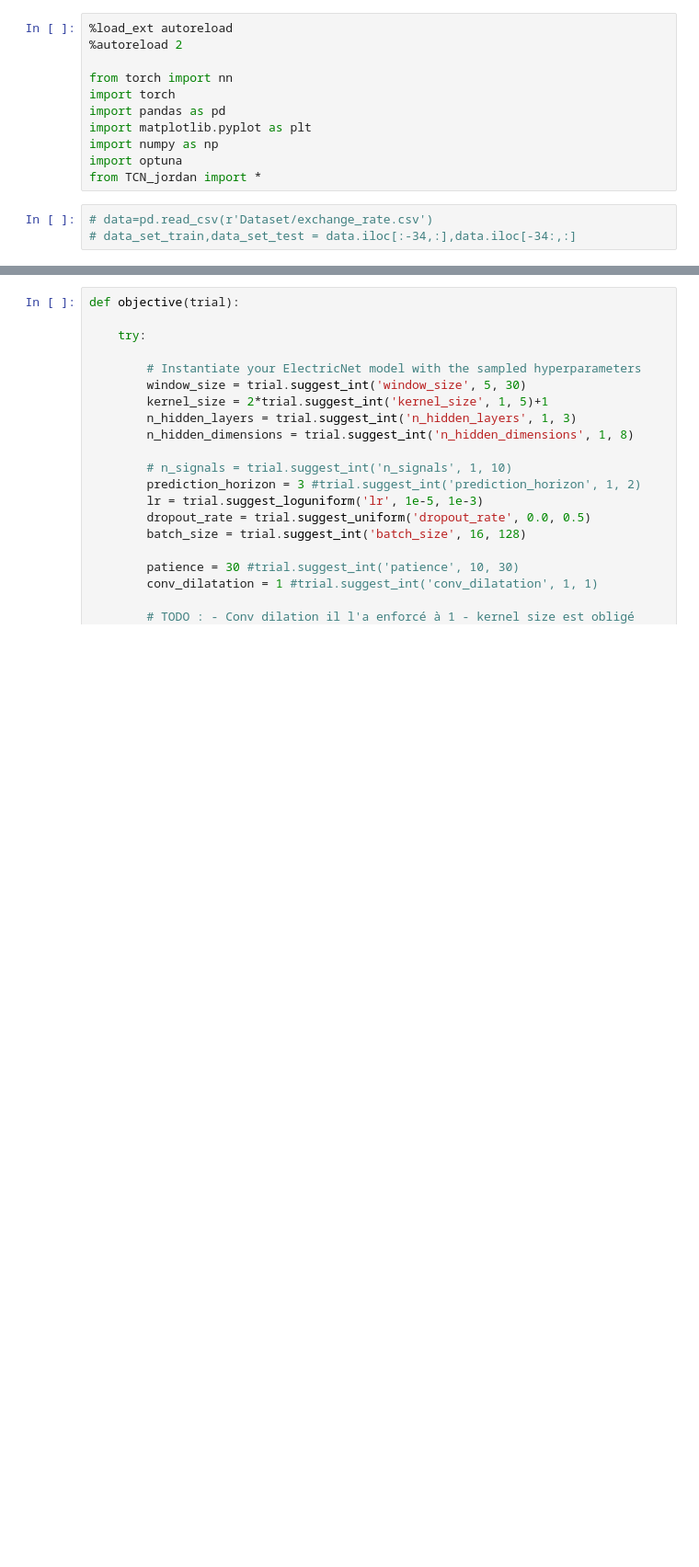
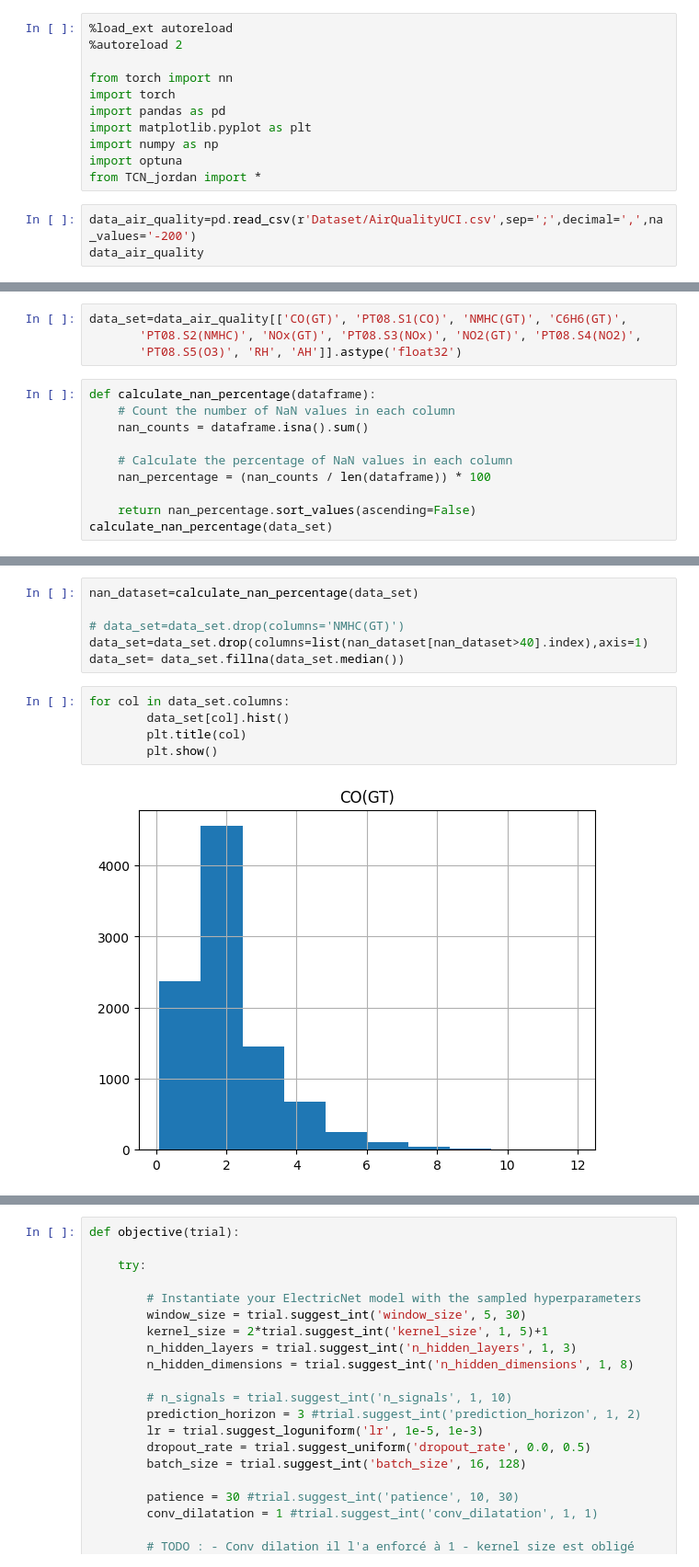
Before and after one commit to VictorGirou/STA-TSN, a Jupyter notebook: check_solution.ipynb, the cells around one changed output, grey strips where cells are left out. Shown at 92% size. Saved outputs shown, nothing was run; the diff lists cells and outputs as text; blank space fills up the shorter version.

Commit message:
- Test de differents datasets

```diff
--- a/check_solution.ipynb
+++ b/check_solution.ipynb
@@ -10,5 +10,5 @@ import numpy as np
 import optuna
 from TCN_jordan import *
 # %%
-# data=pd.read_csv(r'Dataset/exchange_rate.csv')
-# data_set_train,data_set_test = data.iloc[:-34,:],data.iloc[-34:,:]
+data_air_quality=pd.read_csv(r'Dataset/AirQualityUCI.csv',sep=';',decimal=',',na_values='-200')
+data_air_quality
@@ -14,0 +40,14 @@ from TCN_jordan import *
+# %%
+data_set=data_air_quality[['CO(GT)', 'PT08.S1(CO)', 'NMHC(GT)', 'C6H6(GT)',
+       'PT08.S2(NMHC)', 'NOx(GT)', 'PT08.S3(NOx)', 'NO2(GT)', 'PT08.S4(NO2)',
+       'PT08.S5(O3)', 'RH', 'AH']].astype('float32')
+# %%
+def calculate_nan_percentage(dataframe):
+    # Count the number of NaN values in each column
+    nan_counts = dataframe.isna().sum()
+
+    # Calculate the percentage of NaN values in each column
+    nan_percentage = (nan_counts / len(dataframe)) * 100
+
+    return nan_percentage.sort_values(ascending=False)
+calculate_nan_percentage(data_set)
@@ -14,0 +68,13 @@ from TCN_jordan import *
+# %%
+nan_dataset=calculate_nan_percentage(data_set)
+
+# data_set=data_set.drop(columns='NMHC(GT)')
+data_set=data_set.drop(columns=list(nan_dataset[nan_dataset>40].index),axis=1)
+data_set= data_set.fillna(data_set.median())
+# %%
+for col in data_set.columns:
+        data_set[col].hist()
+        plt.title(col)
+        plt.show()
+# %% [output]
+[figure, added]
```
Also changed, not shown: parts of 15 cells of this notebook, 4 other files.
